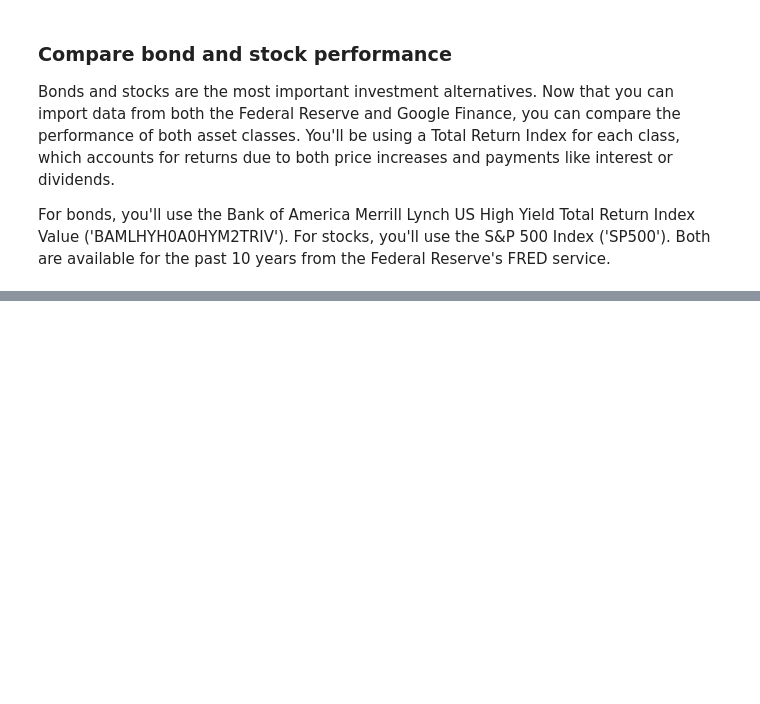
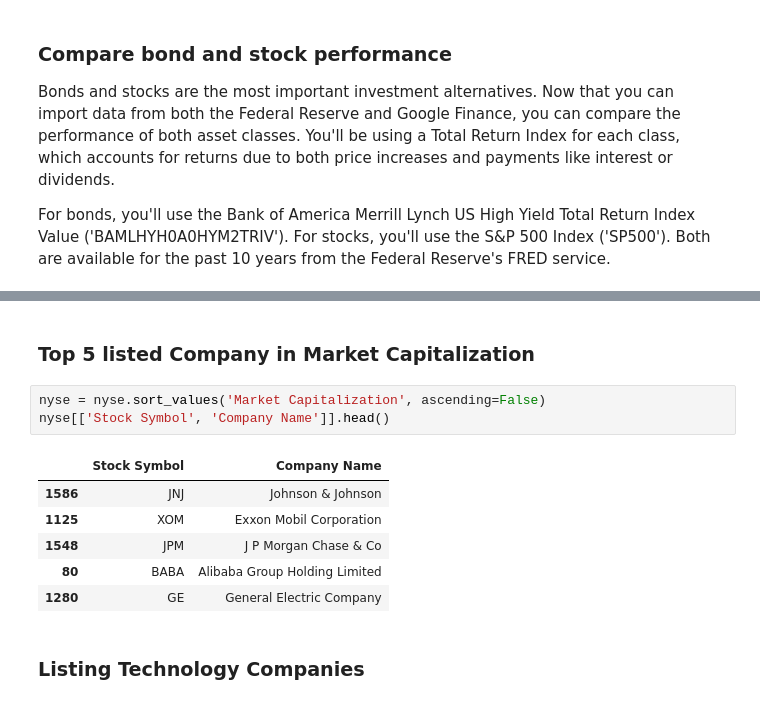
Before and after one commit to PN1019/StockExchanges, a Jupyter notebook: StockMarketDescriptiveStatics.ipynb, the cells around one changed output, grey strips where cells are left out. Saved outputs shown, nothing was run; the diff lists cells and outputs as text; blank space fills up the shorter version.

```diff
--- a/StockMarketDescriptiveStatics.ipynb
+++ b/StockMarketDescriptiveStatics.ipynb
@@ -426,0 +492,16 @@ fig.show(renderer="colab")
+# %% [markdown]
+
+
+### Top 5 listed Company in Market Capitalization
+# %%
+nyse = nyse.sort_values('Market Capitalization', ascending=False)
+nyse[['Stock Symbol', 'Company Name']].head()
+# %% [output]
+|  | Stock Symbol | Company Name |
+| 1586 | JNJ | Johnson & Johnson |
+| 1125 | XOM | Exxon Mobil Corporation |
+| 1548 | JPM | J P Morgan Chase & Co |
+| 80 | BABA | Alibaba Group Holding Limited |
+| 1280 | GE | General Electric Company |
+# %% [markdown]
+###  Listing Technology Companies
```
Also changed, not shown: parts of 15 cells of this notebook.
